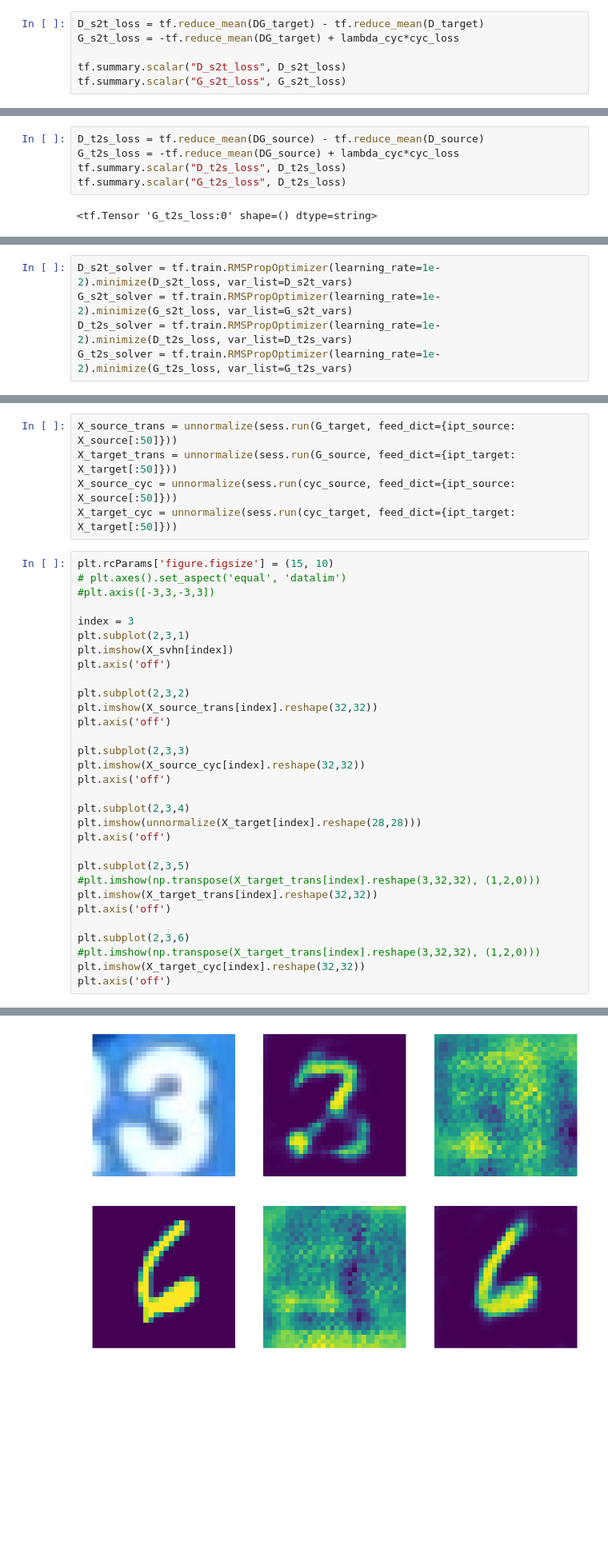
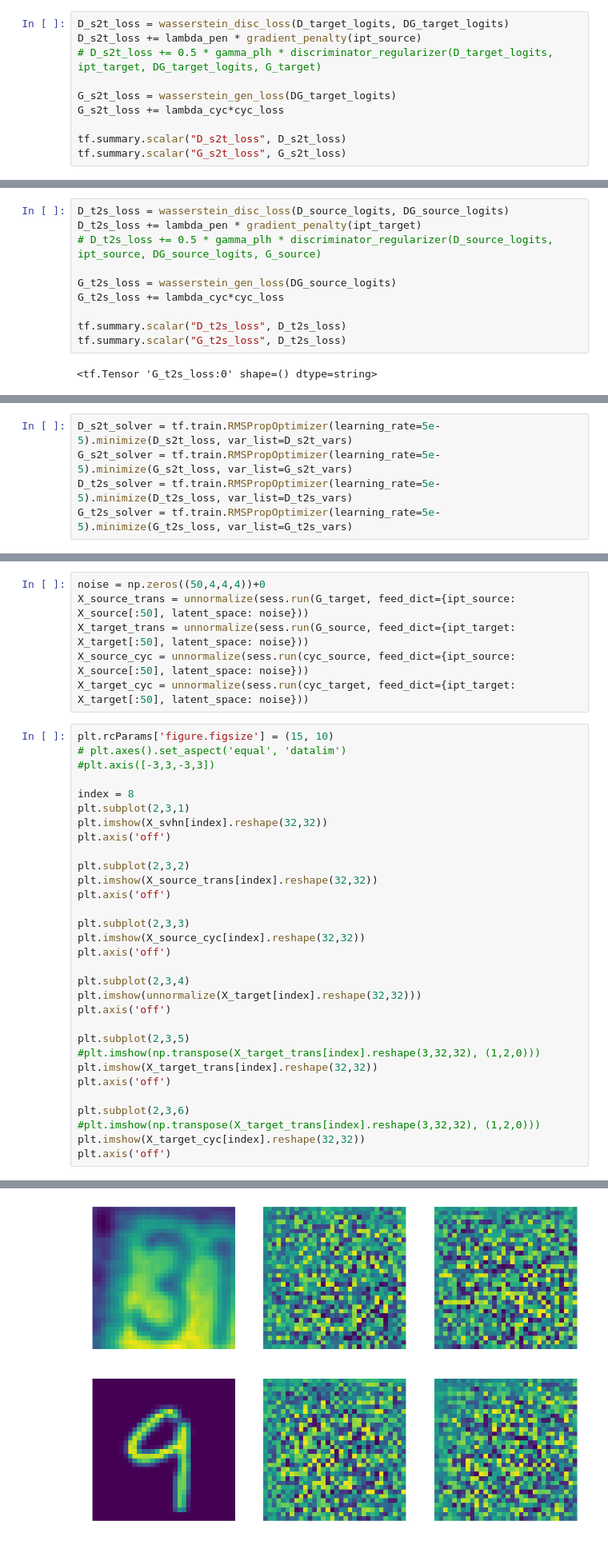
Before and after one commit to artix41/transfer-learning-algorithms, a Jupyter notebook: cycleGAN/svhn-mnist.ipynb, the cells around one changed output, grey strips where cells are left out. Shown: that part at 80% size. Cells and saved outputs as stored; diff of their text form; blank space fills up the shorter version.

```diff
--- a/cycleGAN/svhn-mnist.ipynb
+++ b/cycleGAN/svhn-mnist.ipynb
@@ -185,14 +246,23 @@ tf.summary.scalar("cyc_loss", cyc_loss)
 # %%
-D_s2t_loss = tf.reduce_mean(DG_target) - tf.reduce_mean(D_target)
-G_s2t_loss = -tf.reduce_mean(DG_target) + lambda_cyc*cyc_loss
+D_s2t_loss = wasserstein_disc_loss(D_target_logits, DG_target_logits)
+D_s2t_loss += lambda_pen * gradient_penalty(ipt_source)
+# D_s2t_loss += 0.5 * gamma_plh * discriminator_regularizer(D_target_logits, ipt_target, DG_target_logits, G_target)
+
+G_s2t_loss = wasserstein_gen_loss(DG_target_logits)
+G_s2t_loss += lambda_cyc*cyc_loss
 
 tf.summary.scalar("D_s2t_loss", D_s2t_loss)
 tf.summary.scalar("G_s2t_loss", G_s2t_loss)
 # %% [output]
 <tf.Tensor 'G_s2t_loss:0' shape=() dtype=string>
 # %%
-D_t2s_loss = tf.reduce_mean(DG_source) - tf.reduce_mean(D_source)
-G_t2s_loss = -tf.reduce_mean(DG_source) + lambda_cyc*cyc_loss
+D_t2s_loss = wasserstein_disc_loss(D_source_logits, DG_source_logits)
+D_t2s_loss += lambda_pen * gradient_penalty(ipt_target)
+# D_t2s_loss += 0.5 * gamma_plh * discriminator_regularizer(D_source_logits, ipt_source, DG_source_logits, G_source)
+
+G_t2s_loss = wasserstein_gen_loss(DG_source_logits)
+G_t2s_loss += lambda_cyc*cyc_loss
+
 tf.summary.scalar("D_t2s_loss", D_t2s_loss)
 tf.summary.scalar("G_t2s_loss", D_t2s_loss)
 # %% [output]
@@ -207,10 +277,10 @@ G_s2t_vars = tf.get_collection(tf.GraphKeys.TRAINABLE_VARIABLES, scope='s2t/gene
 D_t2s_vars = tf.get_collection(tf.GraphKeys.TRAINABLE_VARIABLES, scope='t2s/discriminator')
 G_t2s_vars = tf.get_collection(tf.GraphKeys.TRAINABLE_VARIABLES, scope='t2s/generator')
 # %%
-D_s2t_solver = tf.train.RMSPropOptimizer(learning_rate=1e-2).minimize(D_s2t_loss, var_list=D_s2t_vars)
-G_s2t_solver = tf.train.RMSPropOptimizer(learning_rate=1e-2).minimize(G_s2t_loss, var_list=G_s2t_vars)
-D_t2s_solver = tf.train.RMSPropOptimizer(learning_rate=1e-2).minimize(D_t2s_loss, var_list=D_t2s_vars)
-G_t2s_solver = tf.train.RMSPropOptimizer(learning_rate=1e-2).minimize(G_t2s_loss, var_list=G_t2s_vars)
+D_s2t_solver = tf.train.RMSPropOptimizer(learning_rate=5e-5).minimize(D_s2t_loss, var_list=D_s2t_vars)
+G_s2t_solver = tf.train.RMSPropOptimizer(learning_rate=5e-5).minimize(G_s2t_loss, var_list=G_s2t_vars)
+D_t2s_solver = tf.train.RMSPropOptimizer(learning_rate=5e-5).minimize(D_t2s_loss, var_list=D_t2s_vars)
+G_t2s_solver = tf.train.RMSPropOptimizer(learning_rate=5e-5).minimize(G_t2s_loss, var_list=G_t2s_vars)
 # %%
 clip_D_s2t = [p.assign(tf.clip_by_value(p, -0.1, 0.1)) for p in D_s2t_vars]
 clip_D_t2s = [p.assign(tf.clip_by_value(p, -0.1, 0.1)) for p in D_t2s_vars]
@@ -307,42 +393,43 @@ Cycle-loss: 0.2266
 def unnormalize(x):
     return (x + 1)/2
 # %%
-X_source_trans = unnormalize(sess.run(G_target, feed_dict={ipt_source: X_source[:50]}))
-X_target_trans = unnormalize(sess.run(G_source, feed_dict={ipt_target: X_target[:50]}))
-X_source_cyc = unnormalize(sess.run(cyc_source, feed_dict={ipt_source: X_source[:50]}))
-X_target_cyc = unnormalize(sess.run(cyc_target, feed_dict={ipt_target: X_target[:50]}))
+noise = np.zeros((50,4,4,4))+0
+X_source_trans = unnormalize(sess.run(G_target, feed_dict={ipt_source: X_source[:50], latent_space: noise}))
+X_target_trans = unnormalize(sess.run(G_source, feed_dict={ipt_target: X_target[:50], latent_space: noise}))
+X_source_cyc = unnormalize(sess.run(cyc_source, feed_dict={ipt_source: X_source[:50], latent_space: noise}))
+X_target_cyc = unnormalize(sess.run(cyc_target, feed_dict={ipt_target: X_target[:50], latent_space: noise}))
 # %%
 plt.rcParams['figure.figsize'] = (15, 10)
 # plt.axes().set_aspect('equal', 'datalim')
 #plt.axis([-3,3,-3,3])
 
-index = 3
+index = 8
 plt.subplot(2,3,1)
-plt.imshow(X_svhn[index])
+plt.imshow(X_svhn[index].reshape(32,32))
 plt.axis('off')
 
 plt.subplot(2,3,2)
 plt.imshow(X_source_trans[index].reshape(32,32))
 plt.axis('off')
 
 plt.subplot(2,3,3)
 plt.imshow(X_source_cyc[index].reshape(32,32))
 plt.axis('off')
 
 plt.subplot(2,3,4)
-plt.imshow(unnormalize(X_target[index].reshape(28,28)))
+plt.imshow(unnormalize(X_target[index].reshape(32,32)))
 plt.axis('off')
 
 plt.subplot(2,3,5)
 #plt.imshow(np.transpose(X_target_trans[index].reshape(3,32,32), (1,2,0)))
 plt.imshow(X_target_trans[index].reshape(32,32))
 plt.axis('off')
 
 plt.subplot(2,3,6)
 #plt.imshow(np.transpose(X_target_trans[index].reshape(3,32,32), (1,2,0)))
 plt.imshow(X_target_cyc[index].reshape(32,32))
 plt.axis('off')
 # %% [output]
 (-0.5, 31.5, 31.5, -0.5)
-[figure, old version]
+[figure, new version]
 # %%
```
Also changed, not shown: parts of 31 cells of this notebook.
